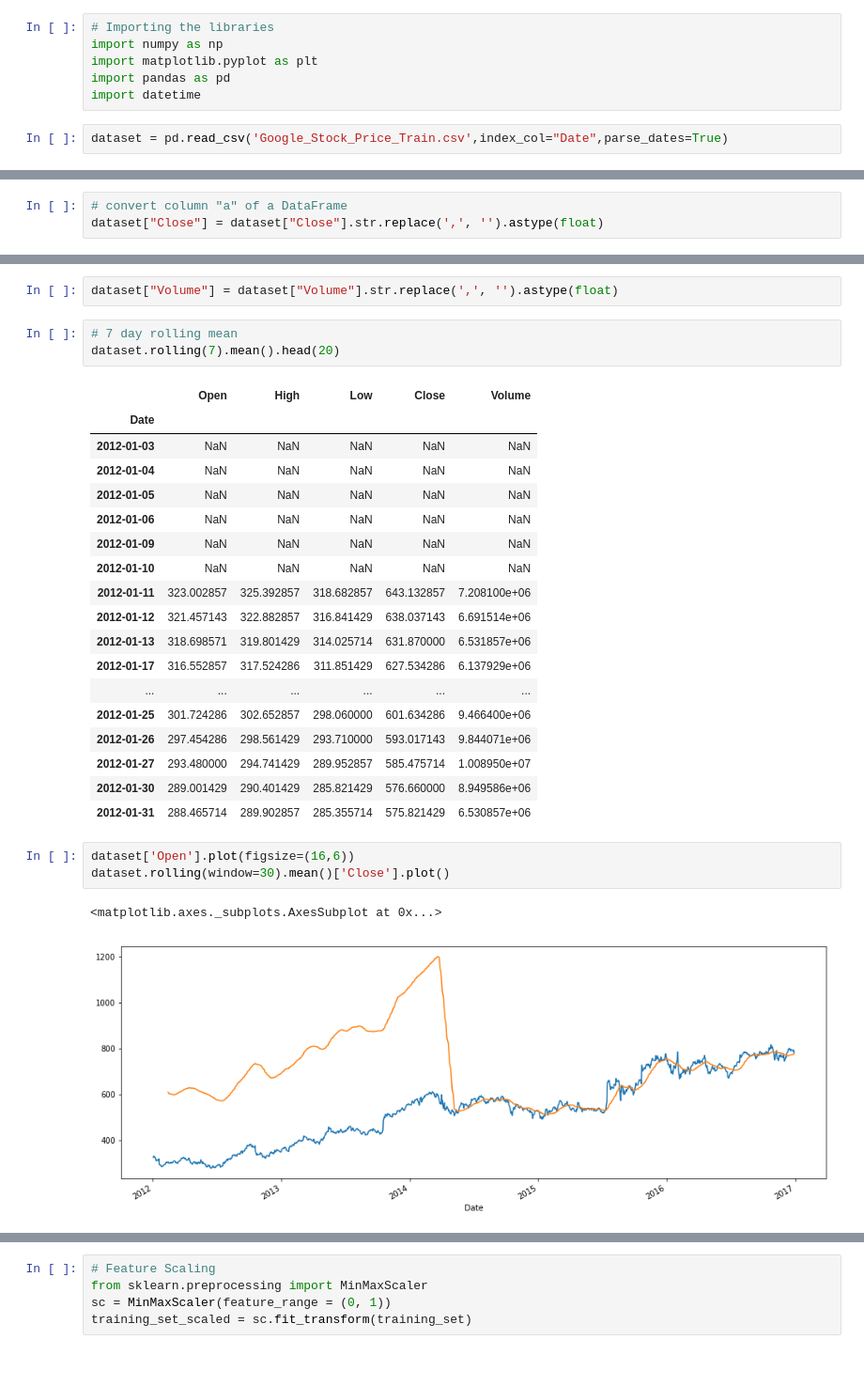
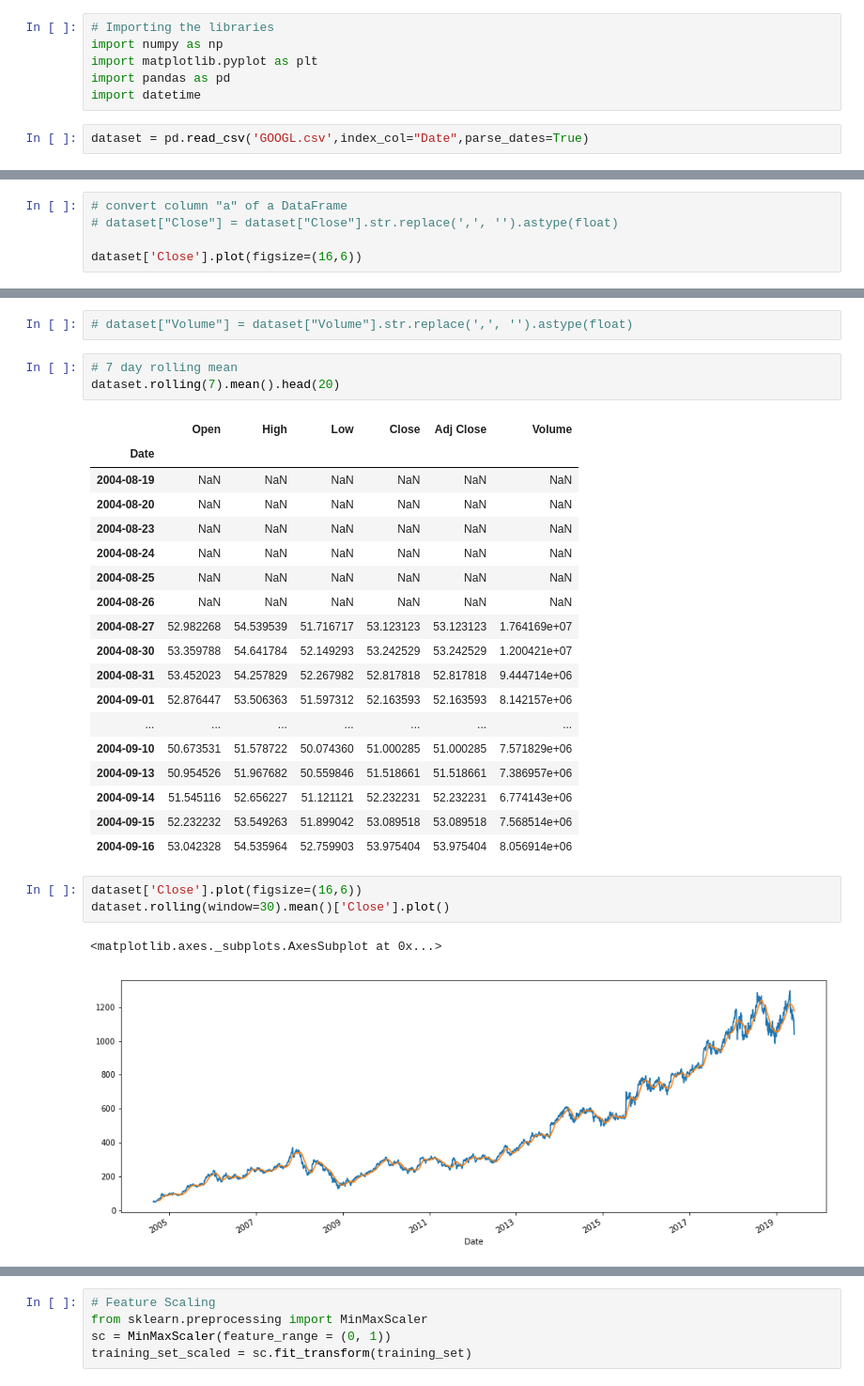
Before and after one commit to kamranabdicse/thesis, a Jupyter notebook: LSTM/LSTM.ipynb, the cells around one changed output, grey strips where cells are left out. Shown: that part at 94% size. Saved outputs shown, nothing was run; the diff lists cells and outputs as text.

```diff
--- a/LSTM/LSTM.ipynb
+++ b/LSTM/LSTM.ipynb
@@ -5,7 +5,7 @@ import matplotlib.pyplot as plt
 import pandas as pd
 import datetime
 # %%
-dataset = pd.read_csv('Google_Stock_Price_Train.csv',index_col="Date",parse_dates=True)
+dataset = pd.read_csv('GOOGL.csv',index_col="Date",parse_dates=True)
 # %%
 dataset.head()
 # %% [output]
@@ -46,3 +43,5 @@ dataset['Open'].plot(figsize=(16,6))
 # %%
 # convert column "a" of a DataFrame
-dataset["Close"] = dataset["Close"].str.replace(',', '').astype(float)
+# dataset["Close"] = dataset["Close"].str.replace(',', '').astype(float)
+
+dataset['Close'].plot(figsize=(16,6))
@@ -49,33 +51,33 @@ dataset["Close"] = dataset["Close"].str.replace(',', '').astype(float)
 # %%
-dataset["Volume"] = dataset["Volume"].str.replace(',', '').astype(float)
+# dataset["Volume"] = dataset["Volume"].str.replace(',', '').astype(float)
 # %%
 # 7 day rolling mean
 dataset.rolling(7).mean().head(20)
 # %% [output]
-|  | Open | High | Low | Close | Volume |
-| Date |  |  |  |  |  |
-| 2012-01-03 | NaN | NaN | NaN | NaN | NaN |
-| 2012-01-04 | NaN | NaN | NaN | NaN | NaN |
-| 2012-01-05 | NaN | NaN | NaN | NaN | NaN |
-| 2012-01-06 | NaN | NaN | NaN | NaN | NaN |
-| 2012-01-09 | NaN | NaN | NaN | NaN | NaN |
-| 2012-01-10 | NaN | NaN | NaN | NaN | NaN |
-| 2012-01-11 | 323.002857 | 325.392857 | 318.682857 | 643.132857 | 7.208100e+06 |
-| 2012-01-12 | 321.457143 | 322.882857 | 316.841429 | 638.037143 | 6.691514e+06 |
-| 2012-01-13 | 318.698571 | 319.801429 | 314.025714 | 631.870000 | 6.531857e+06 |
-| 2012-01-17 | 316.552857 | 317.524286 | 311.851429 | 627.534286 | 6.137929e+06 |
-| ... | ... | ... | ... | ... | ... |
-| 2012-01-25 | 301.724286 | 302.652857 | 298.060000 | 601.634286 | 9.466400e+06 |
-| 2012-01-26 | 297.454286 | 298.561429 | 293.710000 | 593.017143 | 9.844071e+06 |
-| 2012-01-27 | 293.480000 | 294.741429 | 289.952857 | 585.475714 | 1.008950e+07 |
-| 2012-01-30 | 289.001429 | 290.401429 | 285.821429 | 576.660000 | 8.949586e+06 |
-| 2012-01-31 | 288.465714 | 289.902857 | 285.355714 | 575.821429 | 6.530857e+06 |
+|  | Open | High | Low | Close | Adj Close | Volume |
+| Date |  |  |  |  |  |  |
+| 2004-08-19 | NaN | NaN | NaN | NaN | NaN | NaN |
+| 2004-08-20 | NaN | NaN | NaN | NaN | NaN | NaN |
+| 2004-08-23 | NaN | NaN | NaN | NaN | NaN | NaN |
+| 2004-08-24 | NaN | NaN | NaN | NaN | NaN | NaN |
+| 2004-08-25 | NaN | NaN | NaN | NaN | NaN | NaN |
+| 2004-08-26 | NaN | NaN | NaN | NaN | NaN | NaN |
+| 2004-08-27 | 52.982268 | 54.539539 | 51.716717 | 53.123123 | 53.123123 | 1.764169e+07 |
+| 2004-08-30 | 53.359788 | 54.641784 | 52.149293 | 53.242529 | 53.242529 | 1.200421e+07 |
+| 2004-08-31 | 53.452023 | 54.257829 | 52.267982 | 52.817818 | 52.817818 | 9.444714e+06 |
+| 2004-09-01 | 52.876447 | 53.506363 | 51.597312 | 52.163593 | 52.163593 | 8.142157e+06 |
+| ... | ... | ... | ... | ... | ... | ... |
+| 2004-09-10 | 50.673531 | 51.578722 | 50.074360 | 51.000285 | 51.000285 | 7.571829e+06 |
+| 2004-09-13 | 50.954526 | 51.967682 | 50.559846 | 51.518661 | 51.518661 | 7.386957e+06 |
+| 2004-09-14 | 51.545116 | 52.656227 | 51.121121 | 52.232231 | 52.232231 | 6.774143e+06 |
+| 2004-09-15 | 52.232232 | 53.549263 | 51.899042 | 53.089518 | 53.089518 | 7.568514e+06 |
+| 2004-09-16 | 53.042328 | 54.535964 | 52.759903 | 53.975404 | 53.975404 | 8.056914e+06 |
 # %%
-dataset['Open'].plot(figsize=(16,6))
+dataset['Close'].plot(figsize=(16,6))
 dataset.rolling(window=30).mean()['Close'].plot()
 # %% [output]
 <matplotlib.axes._subplots.AxesSubplot at 0x...>
-[figure, old version]
+[figure, new version]
 # %%
 dataset['Close: 30 Day Mean'] = dataset['Close'].rolling(window=30).mean()
 dataset[['Close','Close: 30 Day Mean']].plot(figsize=(16,6))
```
Also changed, not shown: parts of 38 cells of this notebook, 28 other files.
